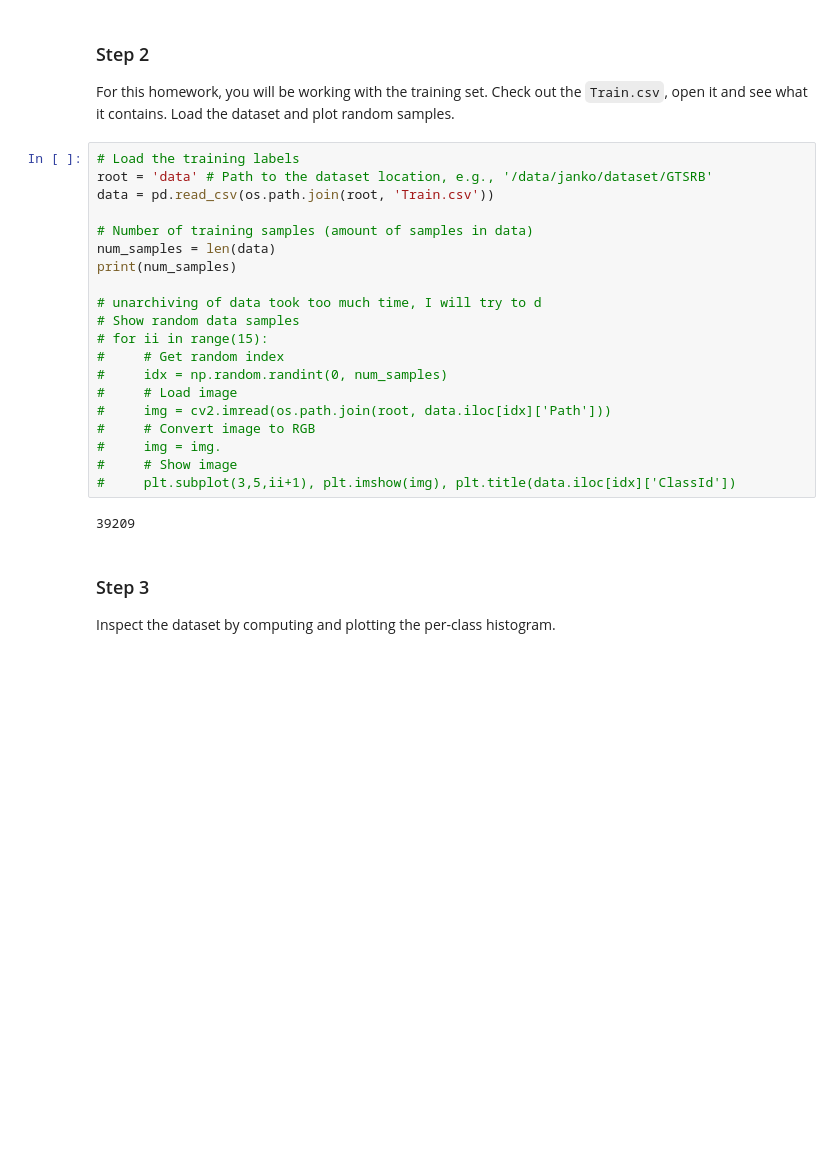
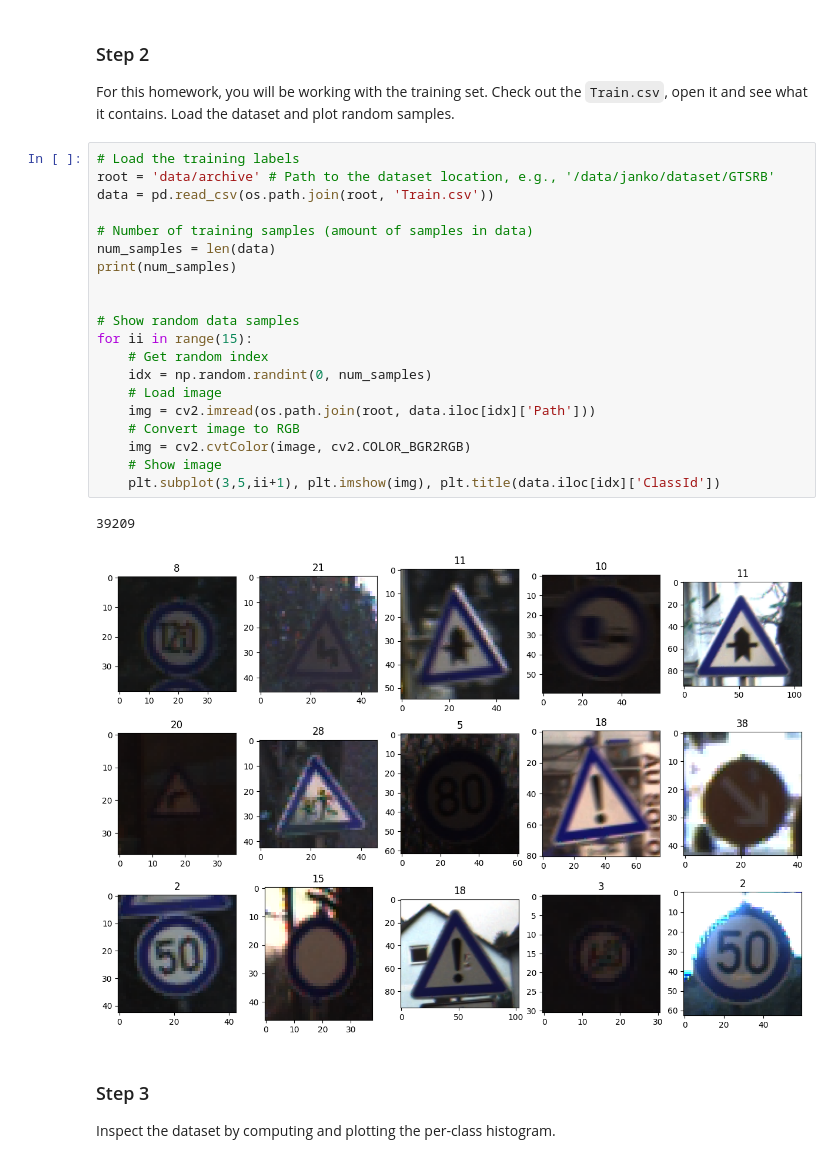
Before and after one commit to HeorhiiY/cv-course, a Jupyter notebook: hw13/Homework.ipynb, the cells around one changed output. Cells and saved outputs as stored; diff of their text form; blank space fills up the shorter version.

```diff
--- a/hw13/Homework.ipynb
+++ b/hw13/Homework.ipynb
@@ -26,26 +26,27 @@ Download the dataset ([link](https://www.kaggle.com/meowmeowmeowmeowmeow/gtsrb-g
 For this homework, you will be working with the training set. Check out the `Train.csv`, open it and see what it contains. Load the dataset and plot random samples.
 # %%
 # Load the training labels
-root = 'data' # Path to the dataset location, e.g., '/data/janko/dataset/GTSRB'
+root = 'data/archive' # Path to the dataset location, e.g., '/data/janko/dataset/GTSRB'
 data = pd.read_csv(os.path.join(root, 'Train.csv'))
 
 # Number of training samples (amount of samples in data)
 num_samples = len(data)
 print(num_samples)
 
-# unarchiving of data took too much time, I will try to d
+
 # Show random data samples
-# for ii in range(15):
-#     # Get random index
-#     idx = np.random.randint(0, num_samples)
-#     # Load image
-#     img = cv2.imread(os.path.join(root, data.iloc[idx]['Path']))
-#     # Convert image to RGB
-#     img = img.
-#     # Show image
-#     plt.subplot(3,5,ii+1), plt.imshow(img), plt.title(data.iloc[idx]['ClassId'])
+for ii in range(15):
+    # Get random index
+    idx = np.random.randint(0, num_samples)
+    # Load image
+    img = cv2.imread(os.path.join(root, data.iloc[idx]['Path']))
+    # Convert image to RGB
+    img = cv2.cvtColor(image, cv2.COLOR_BGR2RGB)
+    # Show image
+    plt.subplot(3,5,ii+1), plt.imshow(img), plt.title(data.iloc[idx]['ClassId'])
 # %% [output]
 39209
+[figure, added]
 # %% [markdown]
 ### Step 3
 
```
Also changed, not shown: parts of 3 cells of this notebook.
